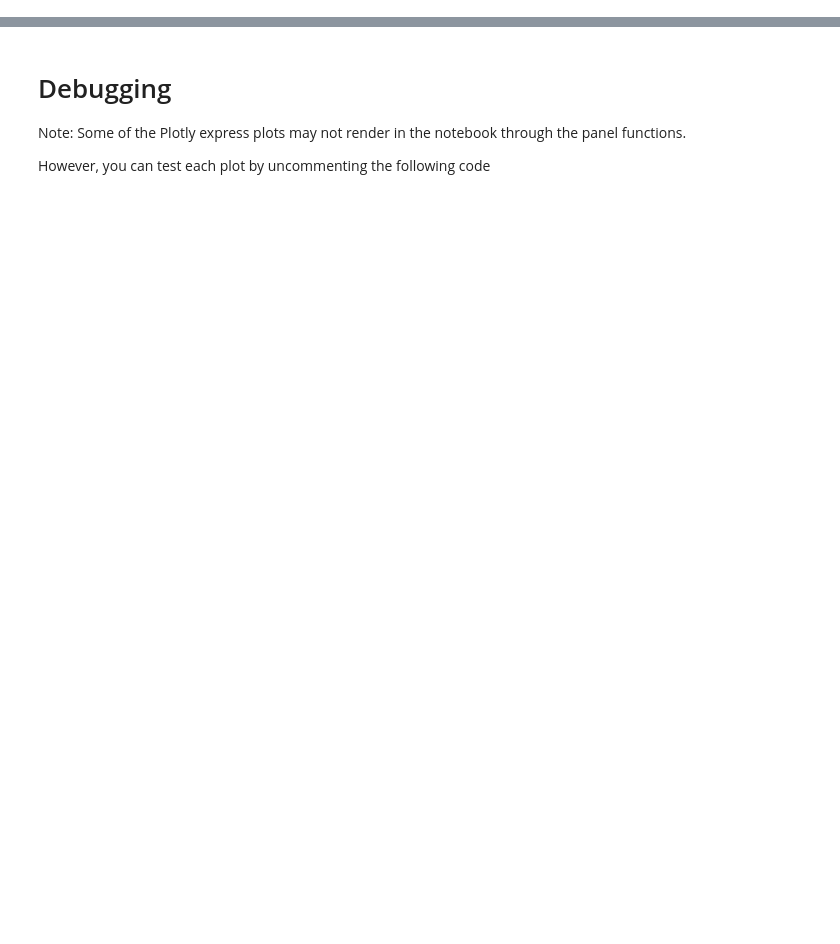
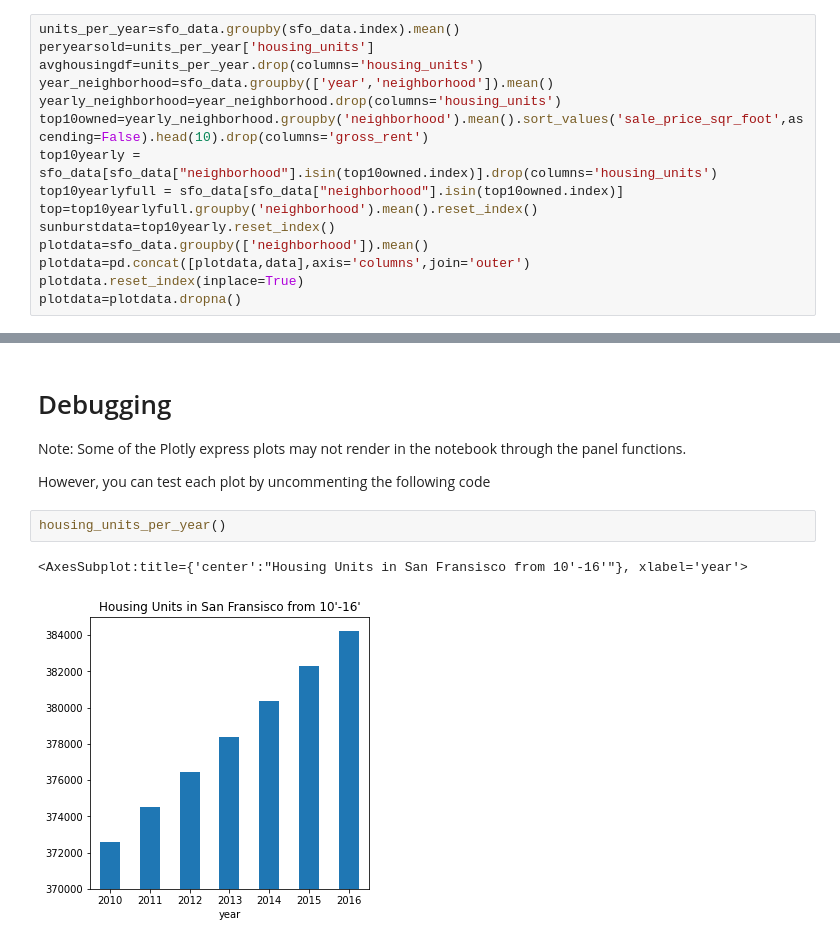
Before and after one commit to dreamscape08/Coursework, a Jupyter notebook: 00MySandbox/05-PyViz/Starter_Code/dashboard.ipynb, the cells around one changed output, grey strips where cells are left out. Cells and saved outputs as stored; diff of their text form; blank space fills up the shorter version.

```diff
--- a/00MySandbox/05-PyViz/Starter_Code/dashboard.ipynb
+++ b/00MySandbox/05-PyViz/Starter_Code/dashboard.ipynb
@@ -116,0 +43,15 @@ def sunburst():
+# %%
+units_per_year=sfo_data.groupby(sfo_data.index).mean()
+peryearsold=units_per_year['housing_units']
+avghousingdf=units_per_year.drop(columns='housing_units')
+year_neighborhood=sfo_data.groupby(['year','neighborhood']).mean()
+yearly_neighborhood=year_neighborhood.drop(columns='housing_units')
+top10owned=yearly_neighborhood.groupby('neighborhood').mean().sort_values('sale_price_sqr_foot',ascending=False).head(10).drop(columns='gross_rent')
+top10yearly = sfo_data[sfo_data["neighborhood"].isin(top10owned.index)].drop(columns='housing_units')
+top10yearlyfull = sfo_data[sfo_data["neighborhood"].isin(top10owned.index)]
+top=top10yearlyfull.groupby('neighborhood').mean().reset_index()
+sunburstdata=top10yearly.reset_index()
+plotdata=sfo_data.groupby(['neighborhood']).mean()
+plotdata=pd.concat([plotdata,data],axis='columns',join='outer')
+plotdata.reset_index(inplace=True)
+plotdata=plotdata.dropna()
@@ -140,4 +257,9 @@ In this section, you will combine all of the plots into a single dashboard view
 Note: Some of the Plotly express plots may not render in the notebook through the panel functions.
 
 However, you can test each plot by uncommenting the following code
+# %%
+housing_units_per_year()
+# %% [output]
+<AxesSubplot:title={'center':"Housing Units in San Fransisco from 10'-16'"}, xlabel='year'>
+[figure, added]
 # %%
```
Also changed, not shown: parts of 18 cells of this notebook, 1 other file.
